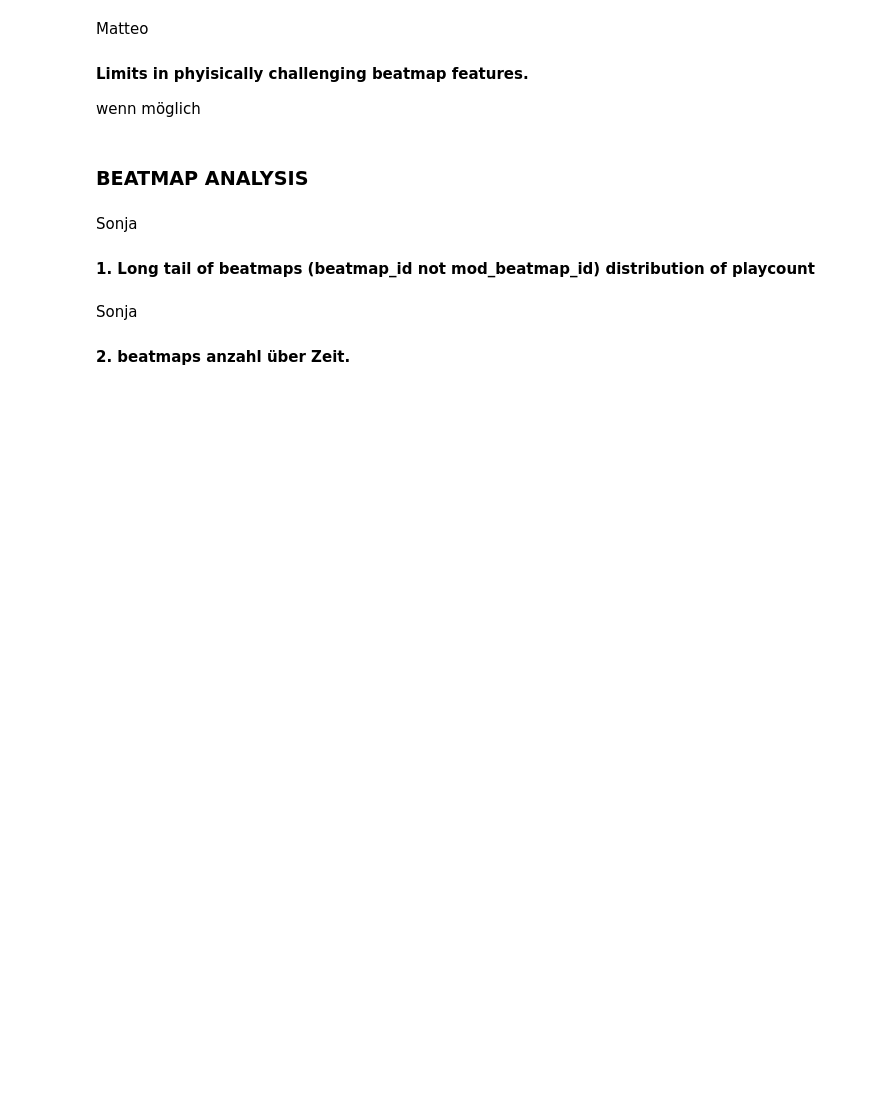
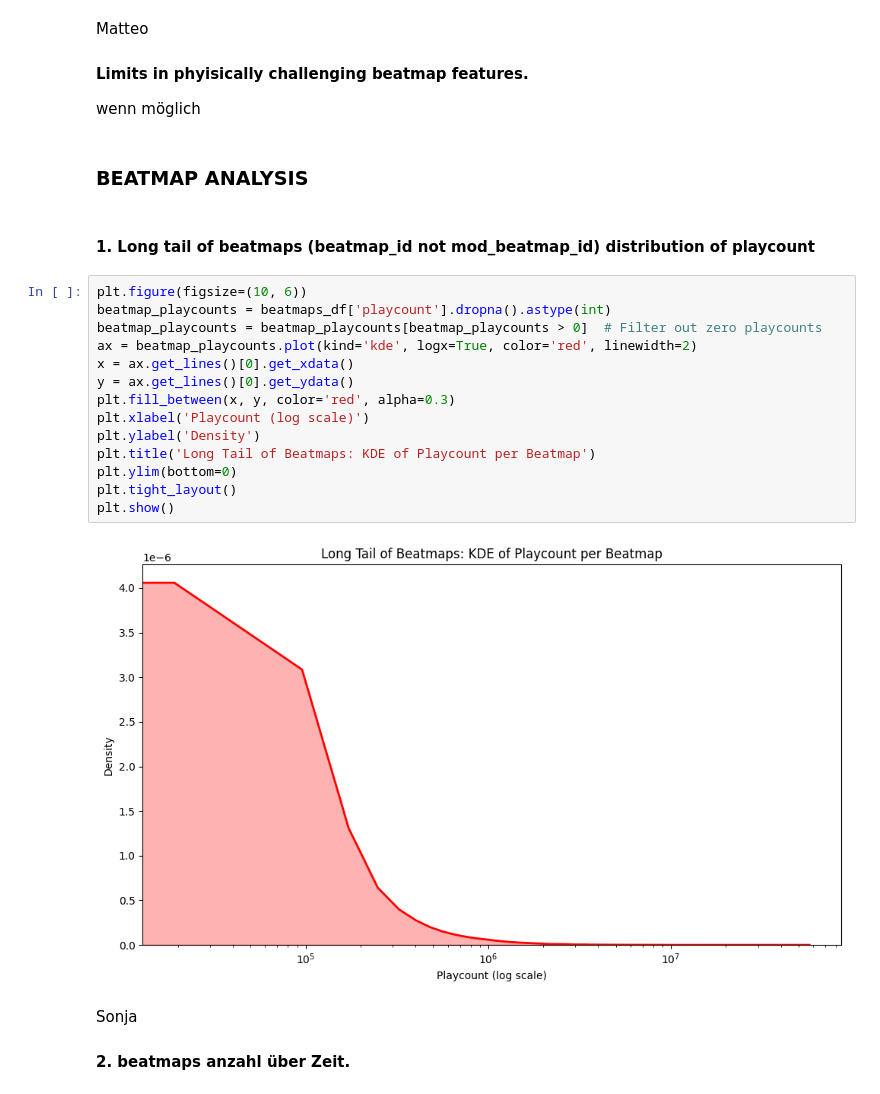
Before and after one commit to mattik01/Osu-RecSys-Study, a Jupyter notebook: DataAnalysis/analysis.ipynb, the cells around one changed output. Cells and saved outputs as stored; diff of their text form; blank space fills up the shorter version.

```diff
--- a/DataAnalysis/analysis.ipynb
+++ b/DataAnalysis/analysis.ipynb
@@ -38,8 +88,23 @@ wenn möglich
 # %% [markdown]
 ### BEATMAP ANALYSIS
 # %% [markdown]
-Sonja
 #### 1. Long tail of beatmaps (beatmap_id not mod_beatmap_id) distribution of playcount
+# %%
+plt.figure(figsize=(10, 6))
+beatmap_playcounts = beatmaps_df['playcount'].dropna().astype(int)
+beatmap_playcounts = beatmap_playcounts[beatmap_playcounts > 0]  # Filter out zero playcounts
+ax = beatmap_playcounts.plot(kind='kde', logx=True, color='red', linewidth=2)
+x = ax.get_lines()[0].get_xdata()
+y = ax.get_lines()[0].get_ydata()
+plt.fill_between(x, y, color='red', alpha=0.3)
+plt.xlabel('Playcount (log scale)')
+plt.ylabel('Density')
+plt.title('Long Tail of Beatmaps: KDE of Playcount per Beatmap')
+plt.ylim(bottom=0)
+plt.tight_layout()
+plt.show()
+# %% [output]
+[figure, added]
 # %% [markdown]
 Sonja
 #### 2. beatmaps anzahl über Zeit.
```
Also changed, not shown: parts of 7 cells of this notebook.
